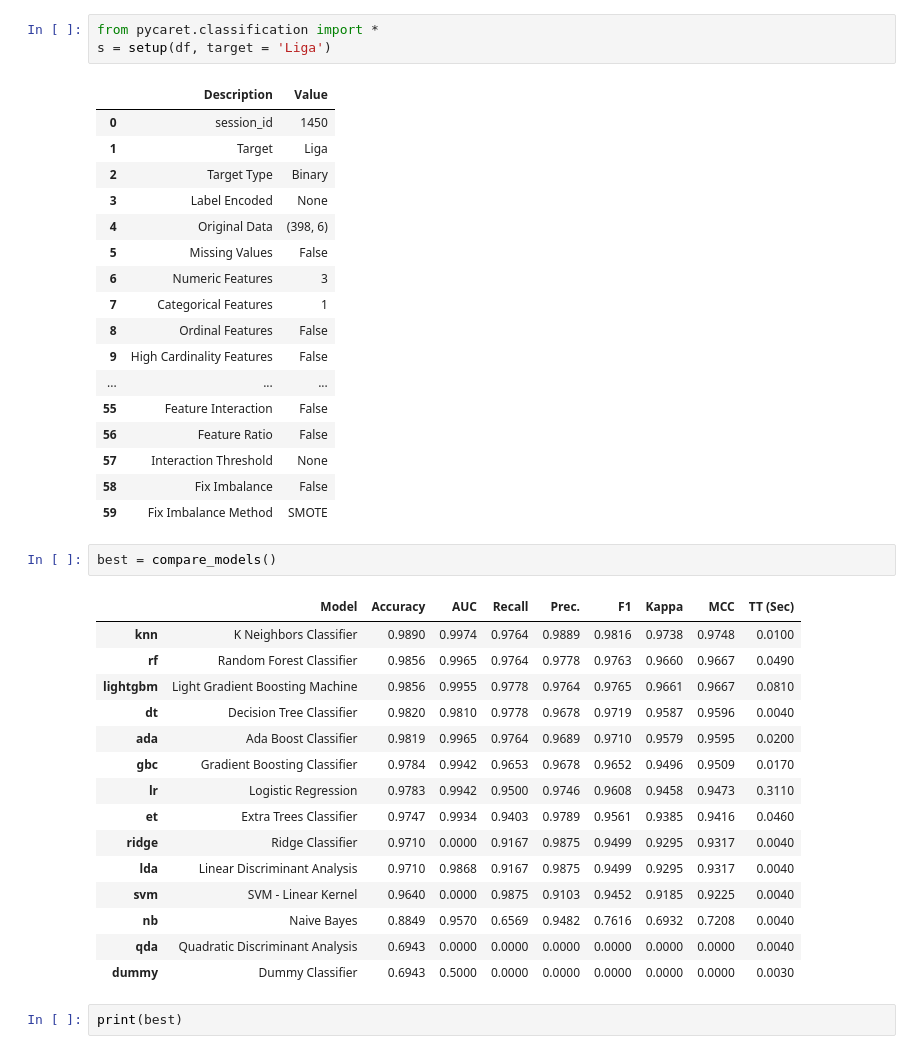
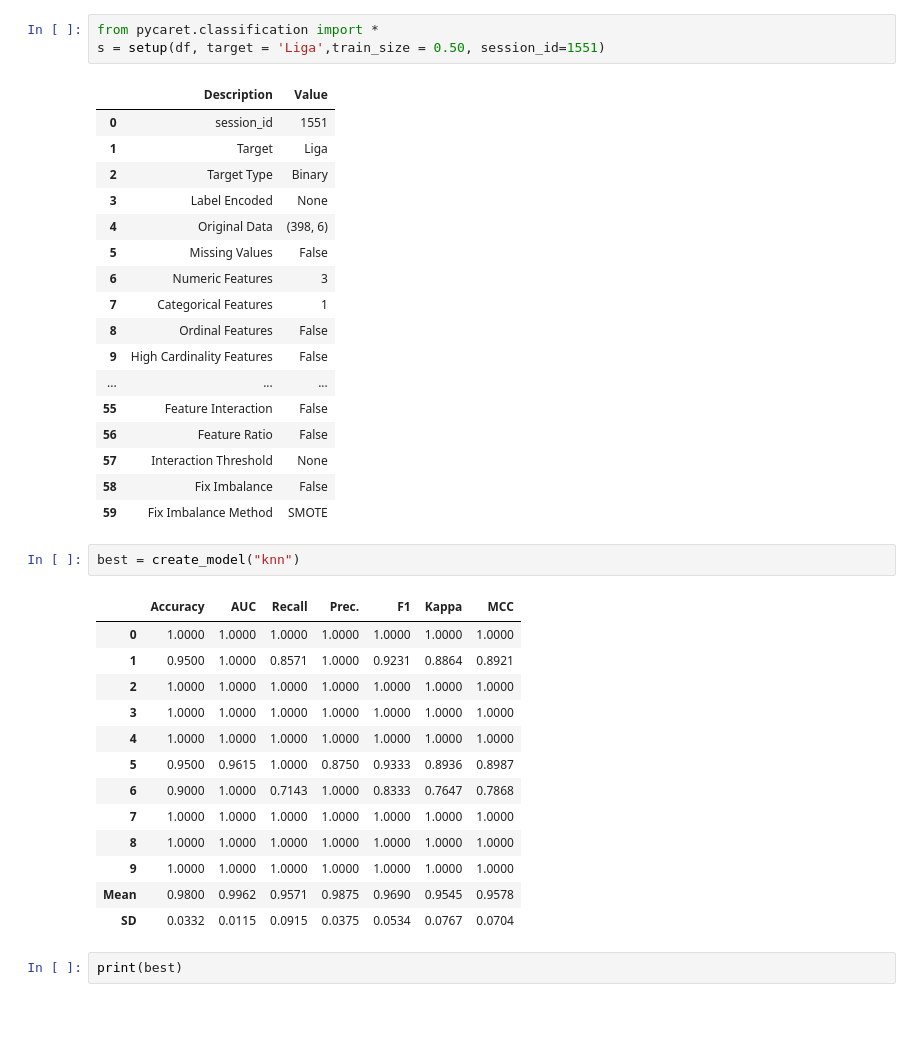
Before and after one commit to Citolino/ia-smart-irrigation, a Jupyter notebook: AutoML.ipynb, the cells around one changed output. Drawn from its saved outputs; the diff is of its cells as text; blank space fills up the shorter version.

```diff
--- a/AutoML.ipynb
+++ b/AutoML.ipynb
@@ -26,9 +14,9 @@ df
 # %%
 from pycaret.classification import *
-s = setup(df, target = 'Liga')
+s = setup(df, target = 'Liga',train_size = 0.50, session_id=1551)
 # %% [output]
 |  | Description | Value |
-| 0 | session_id | 1450 |
+| 0 | session_id | 1551 |
 | 1 | Target | Liga |
 | 2 | Target Type | Binary |
 | 3 | Label Encoded | None |
@@ -45,23 +33,21 @@ s = setup(df, target = 'Liga')
 | 58 | Fix Imbalance | False |
 | 59 | Fix Imbalance Method | SMOTE |
 # %%
-best = compare_models()
+best = create_model("knn")
 # %% [output]
-|  | Model | Accuracy | AUC | Recall | Prec. | F1 | Kappa | MCC | TT (Sec) |
-| knn | K Neighbors Classifier | 0.9890 | 0.9974 | 0.9764 | 0.9889 | 0.9816 | 0.9738 | 0.9748 | 0.0100 |
-| rf | Random Forest Classifier | 0.9856 | 0.9965 | 0.9764 | 0.9778 | 0.9763 | 0.9660 | 0.9667 | 0.0490 |
-| lightgbm | Light Gradient Boosting Machine | 0.9856 | 0.9955 | 0.9778 | 0.9764 | 0.9765 | 0.9661 | 0.9667 | 0.0810 |
-| dt | Decision Tree Classifier | 0.9820 | 0.9810 | 0.9778 | 0.9678 | 0.9719 | 0.9587 | 0.9596 | 0.0040 |
-| ada | Ada Boost Classifier | 0.9819 | 0.9965 | 0.9764 | 0.9689 | 0.9710 | 0.9579 | 0.9595 | 0.0200 |
-| gbc | Gradient Boosting Classifier | 0.9784 | 0.9942 | 0.9653 | 0.9678 | 0.9652 | 0.9496 | 0.9509 | 0.0170 |
-| lr | Logistic Regression | 0.9783 | 0.9942 | 0.9500 | 0.9746 | 0.9608 | 0.9458 | 0.9473 | 0.3110 |
-| et | Extra Trees Classifier | 0.9747 | 0.9934 | 0.9403 | 0.9789 | 0.9561 | 0.9385 | 0.9416 | 0.0460 |
-| ridge | Ridge Classifier | 0.9710 | 0.0000 | 0.9167 | 0.9875 | 0.9499 | 0.9295 | 0.9317 | 0.0040 |
-| lda | Linear Discriminant Analysis | 0.9710 | 0.9868 | 0.9167 | 0.9875 | 0.9499 | 0.9295 | 0.9317 | 0.0040 |
-| svm | SVM - Linear Kernel | 0.9640 | 0.0000 | 0.9875 | 0.9103 | 0.9452 | 0.9185 | 0.9225 | 0.0040 |
-| nb | Naive Bayes | 0.8849 | 0.9570 | 0.6569 | 0.9482 | 0.7616 | 0.6932 | 0.7208 | 0.0040 |
-| qda | Quadratic Discriminant Analysis | 0.6943 | 0.0000 | 0.0000 | 0.0000 | 0.0000 | 0.0000 | 0.0000 | 0.0040 |
-| dummy | Dummy Classifier | 0.6943 | 0.5000 | 0.0000 | 0.0000 | 0.0000 | 0.0000 | 0.0000 | 0.0030 |
+|  | Accuracy | AUC | Recall | Prec. | F1 | Kappa | MCC |
+| 0 | 1.0000 | 1.0000 | 1.0000 | 1.0000 | 1.0000 | 1.0000 | 1.0000 |
+| 1 | 0.9500 | 1.0000 | 0.8571 | 1.0000 | 0.9231 | 0.8864 | 0.8921 |
+| 2 | 1.0000 | 1.0000 | 1.0000 | 1.0000 | 1.0000 | 1.0000 | 1.0000 |
+| 3 | 1.0000 | 1.0000 | 1.0000 | 1.0000 | 1.0000 | 1.0000 | 1.0000 |
+| 4 | 1.0000 | 1.0000 | 1.0000 | 1.0000 | 1.0000 | 1.0000 | 1.0000 |
+| 5 | 0.9500 | 0.9615 | 1.0000 | 0.8750 | 0.9333 | 0.8936 | 0.8987 |
+| 6 | 0.9000 | 1.0000 | 0.7143 | 1.0000 | 0.8333 | 0.7647 | 0.7868 |
+| 7 | 1.0000 | 1.0000 | 1.0000 | 1.0000 | 1.0000 | 1.0000 | 1.0000 |
+| 8 | 1.0000 | 1.0000 | 1.0000 | 1.0000 | 1.0000 | 1.0000 | 1.0000 |
+| 9 | 1.0000 | 1.0000 | 1.0000 | 1.0000 | 1.0000 | 1.0000 | 1.0000 |
+| Mean | 0.9800 | 0.9962 | 0.9571 | 0.9875 | 0.9690 | 0.9545 | 0.9578 |
+| SD | 0.0332 | 0.0115 | 0.0915 | 0.0375 | 0.0534 | 0.0767 | 0.0704 |
 # %%
 print(best)
 # %% [output]
```
Also changed, not shown: parts of 6 cells of this notebook, 3 other files.
